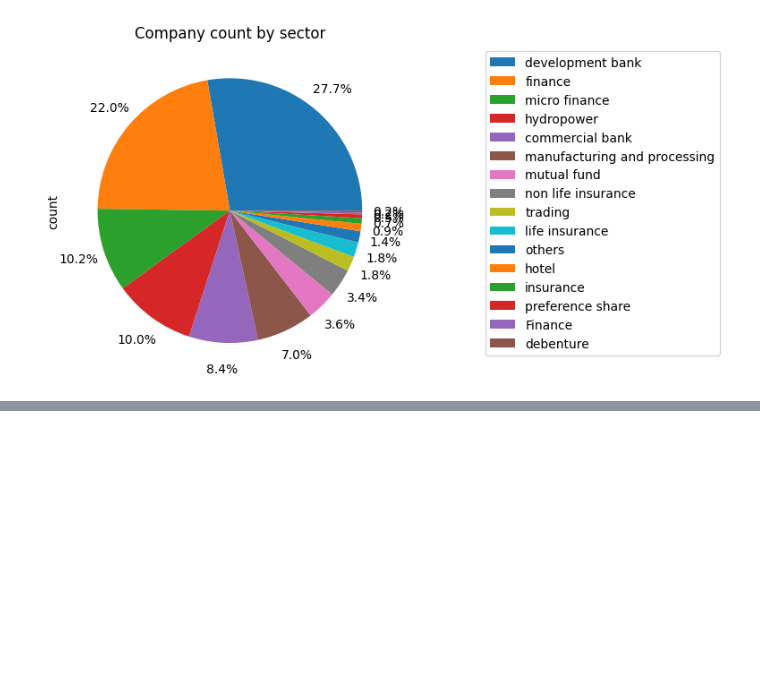
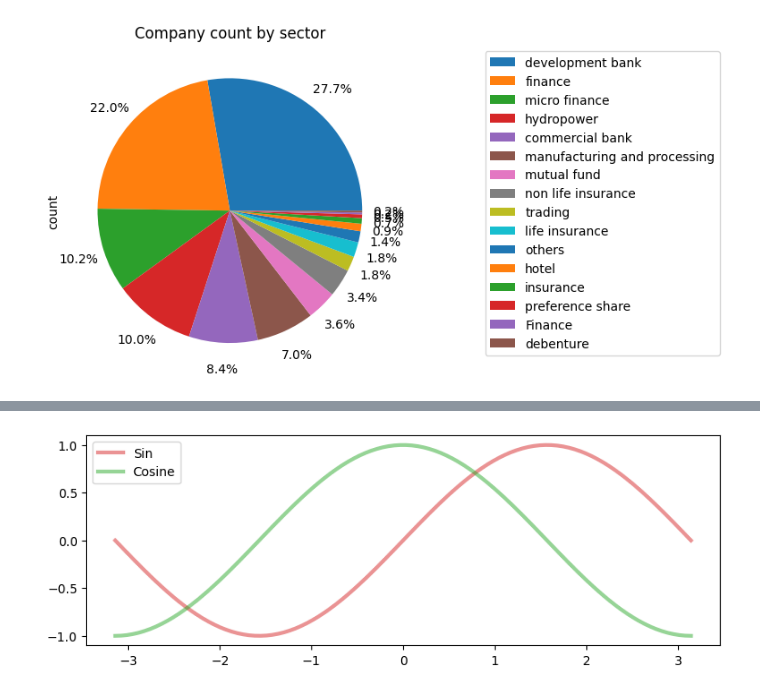
Before and after one commit to SajagAcharyaMasters/CC7182NI-Classes, a Jupyter notebook: stats intro/plotting.ipynb, the cells around one changed output, grey strips where cells are left out. Saved outputs shown, nothing was run; the diff lists cells and outputs as text; code cells hidden in the pictures; blank space fills up the shorter version.

```diff
--- a/stats intro/plotting.ipynb
+++ b/stats intro/plotting.ipynb
@@ -55,0 +241,11 @@ plt.show()
+# %%
+import numpy as np
+import matplotlib.pyplot as plt
+fig, ax = plt.subplots(figsize=(9, 3))
+x = np.linspace(-np.pi, np.pi, 100, endpoint=True)
+ax.plot(x, np.sin(x), color='#d627287f', lw=3, label='Sin')
+ax.plot(x, np.cos(x), color='#2ca92c7f', lw=3, label='Cosine')
+plt.legend()
+plt.show()
+# %% [output]
+[figure, added]
```
Also changed, not shown: parts of 35 cells of this notebook.
